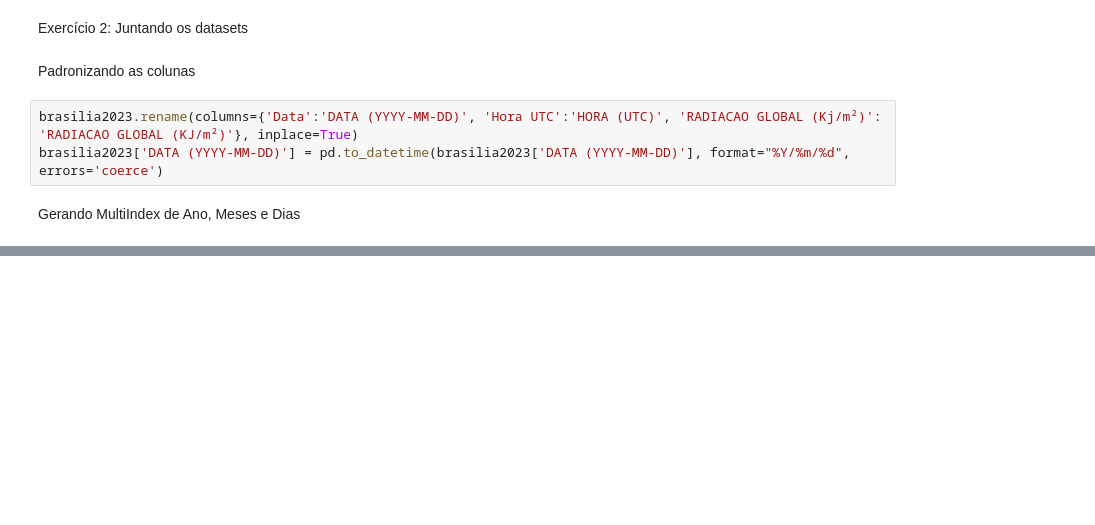
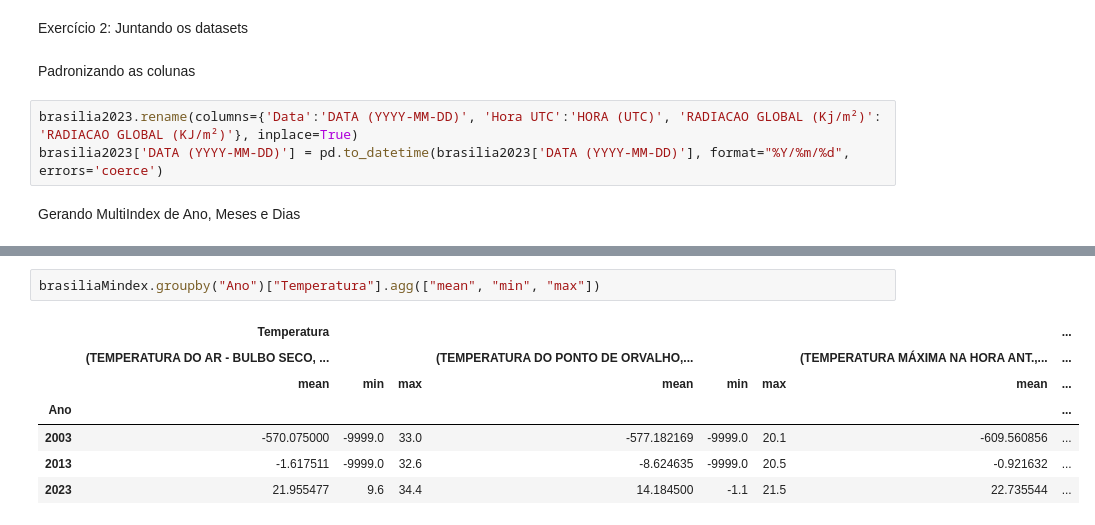
Before and after one commit to AllanaCampos/Python_Basico, a Jupyter notebook: Girleide/P007/Prática7.ipynb, the cells around one changed output, grey strips where cells are left out. Drawn from its saved outputs; the diff is of its cells as text; blank space fills up the shorter version.

```diff
--- a/Girleide/P007/Prática7.ipynb
+++ b/Girleide/P007/Prática7.ipynb
@@ -73,0 +134,10 @@ brasilia
+# %%
+brasiliaMindex.groupby("Ano")["Temperatura"].agg(["mean", "min", "max"])
+# %% [output]
+|  | Temperatura |  |  |  |  |  |  | ... |
+|  | (TEMPERATURA DO AR - BULBO SECO, ... |  |  | (TEMPERATURA DO PONTO DE ORVALHO,... |  |  | (TEMPERATURA MÁXIMA NA HORA ANT.,... | ... |
+|  | mean | min | max | mean | min | max | mean | ... |
+| Ano |  |  |  |  |  |  |  | ... |
+| 2003 | -570.075000 | -9999.0 | 33.0 | -577.182169 | -9999.0 | 20.1 | -609.560856 | ... |
+| 2013 | -1.617511 | -9999.0 | 32.6 | -8.624635 | -9999.0 | 20.5 | -0.921632 | ... |
+| 2023 | 21.955477 | 9.6 | 34.4 | 14.184500 | -1.1 | 21.5 | 22.735544 | ... |
```
Also changed, not shown: parts of 7 cells of this notebook.
